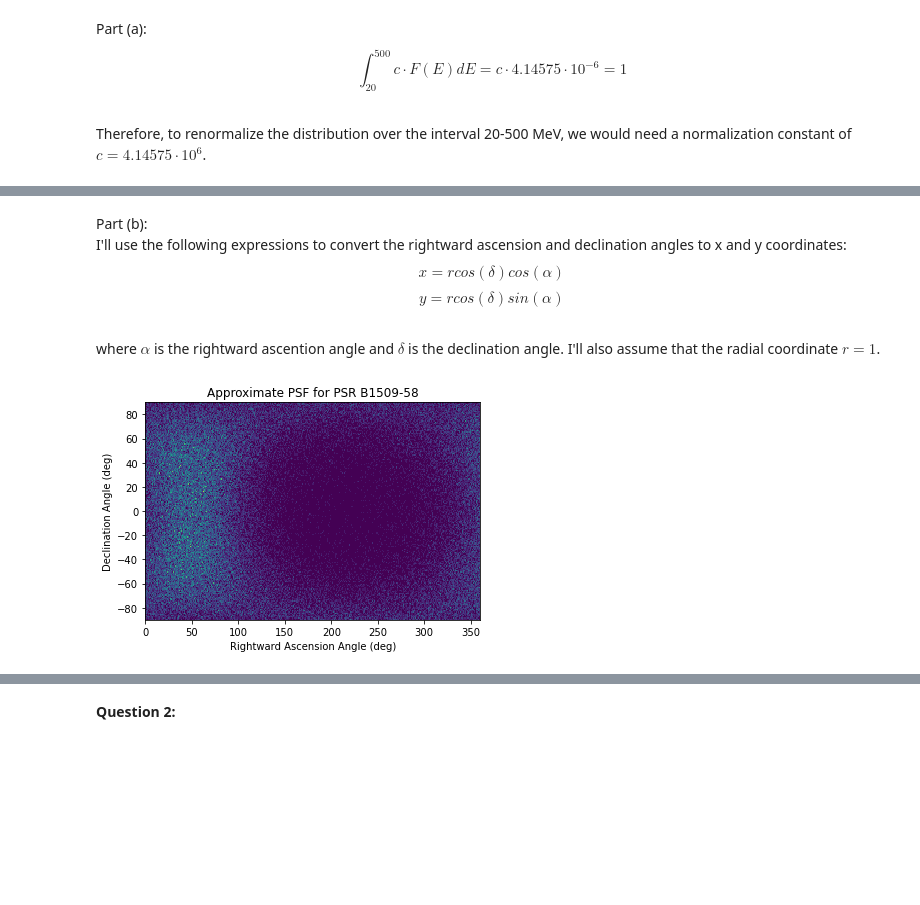
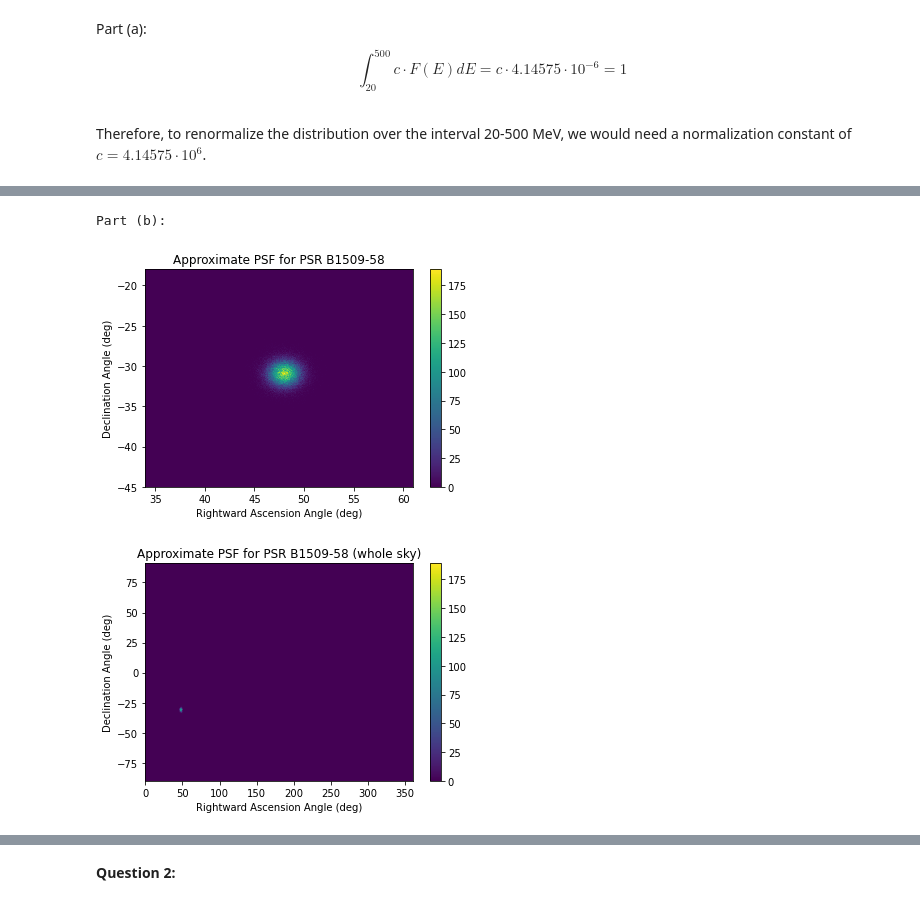
Before and after one commit to JSheare/Computational-Physics, a Jupyter notebook: Exercise Set 4.ipynb, the cells around one changed output, grey strips where cells are left out. Drawn from its saved outputs; the diff is of its cells as text; code cells hidden in the pictures; blank space fills up the shorter version.

```diff
--- a/Exercise Set 4.ipynb
+++ b/Exercise Set 4.ipynb
@@ -44,11 +47,2 @@ plt.show()
-# %% [markdown]
-Part (b):
-<br/>
-I'll use the following expressions to convert the rightward ascension and declination angles to x and y coordinates:
-<br/>
-$$ x = rcos(\delta)cos(\alpha)$$
-$$ y = rcos(\delta)sin(\alpha)$$
-<br/>
-where $\alpha$ is the rightward ascention angle and $\delta$ is the declination angle. I'll also assume that the radial coordinate $r = 1$.
 # %%
 # Part (b):
@@ -88,16 +77,29 @@ def make_positions(energies, r, RA, DEC):
 energies = np.zeros(100000) + 100
 RA = 48.04
 DEC = -30.92
-RA_array, DEC_array = make_positions(energies, 1, RA, DEC)
-
-%matplotlib inline
-plt.hist2d(RA_array, DEC_array, bins=[np.arange(0, 361, 1), np.arange(-90, 91, 1)])
-plt.xlabel('Rightward Ascension Angle (deg)')
-plt.ylabel('Declination Angle (deg)')
-plt.title('Approximate PSF for PSR B1509-58')
-plt.show()
+RA_array, DEC_array = make_positions(energies, RA, DEC)
-# %% [output]
-[figure, removed]
+# %%
+print('Part (b):')
+%matplotlib inline
+plt.hist2d(RA_array, DEC_array, bins=[np.arange(0, 361, 0.1), np.arange(-90, 91, 0.1)])
+plt.xlabel('Rightward Ascension Angle (deg)')
+plt.ylabel('Declination Angle (deg)')
+plt.title('Approximate PSF for PSR B1509-58')
+plt.xlim([34, 61])
+plt.ylim([-45, -18])
+plt.colorbar()
+plt.show()
+
+plt.hist2d(RA_array, DEC_array, bins=[np.arange(0, 361, 0.1), np.arange(-90, 91, 0.1)])
+plt.xlabel('Rightward Ascension Angle (deg)')
+plt.ylabel('Declination Angle (deg)')
+plt.title('Approximate PSF for PSR B1509-58 (whole sky)')
+plt.colorbar()
+plt.show()
+# %% [output]
+Part (b):
+[figure, added]
+[figure, added]
 # %%
 # Part (c):
 RA = 48.04
```
Also changed, not shown: parts of 9 cells of this notebook.
